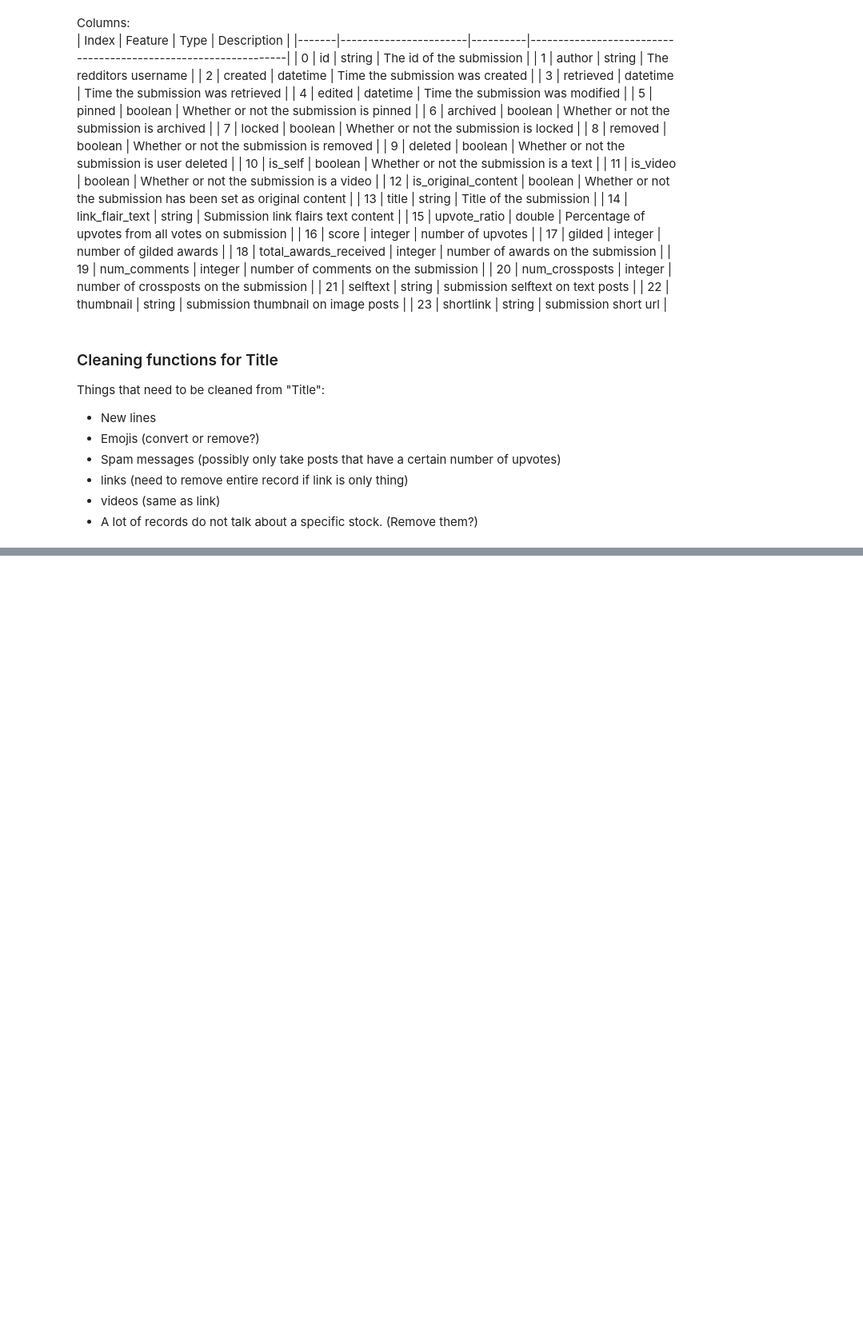
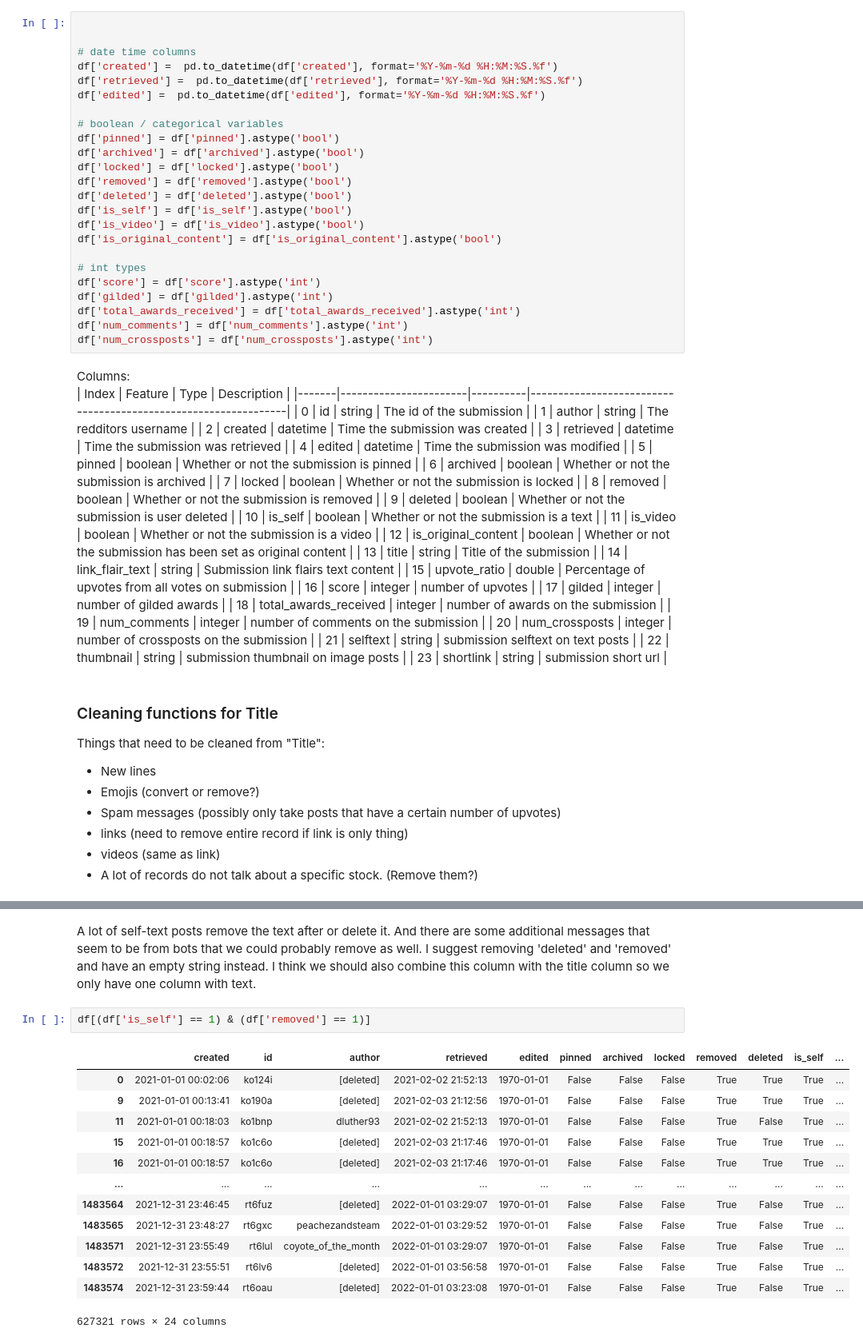
Before and after one commit to benfouch/finalDaScProj, a Jupyter notebook: cleaning.ipynb, the cells around one changed output, grey strips where cells are left out. Shown: that part at 80% size. Saved outputs shown, nothing was run; the diff lists cells and outputs as text; blank space fills up the shorter version.

```diff
--- a/cleaning.ipynb
+++ b/cleaning.ipynb
@@ -39,3 +67,27 @@ df.head(1)
+# %%
+
+
+# date time columns
+df['created'] =  pd.to_datetime(df['created'], format='%Y-%m-%d %H:%M:%S.%f')
+df['retrieved'] =  pd.to_datetime(df['retrieved'], format='%Y-%m-%d %H:%M:%S.%f')
+df['edited'] =  pd.to_datetime(df['edited'], format='%Y-%m-%d %H:%M:%S.%f')
+
+# boolean / categorical variables
+df['pinned'] = df['pinned'].astype('bool')
+df['archived'] = df['archived'].astype('bool')
+df['locked'] = df['locked'].astype('bool')
+df['removed'] = df['removed'].astype('bool')
+df['deleted'] = df['deleted'].astype('bool')
+df['is_self'] = df['is_self'].astype('bool')
+df['is_video'] = df['is_video'].astype('bool')
+df['is_original_content'] = df['is_original_content'].astype('bool')
+
+# int types
+df['score'] = df['score'].astype('int')
+df['gilded'] = df['gilded'].astype('int')
+df['total_awards_received'] = df['total_awards_received'].astype('int')
+df['num_comments'] = df['num_comments'].astype('int')
+df['num_crossposts'] = df['num_crossposts'].astype('int')
 # %% [markdown]
 Columns:
 | Index | Feature               | Type     | Description                                                    |
@@ -113,0 +187,18 @@ Columns that could maybe possibly be removed:
+# %% [markdown]
+A lot of self-text posts remove the text after or delete it. And there are some additional messages that seem to be from bots that we could probably remove as well. I suggest removing 'deleted' and 'removed' and have an empty string instead. I think we should also combine this column with the title column so we only have one column with text.
+# %%
+df[(df['is_self'] == 1) & (df['removed'] == 1)]
+# %% [output]
+|  | created | id | author | retrieved | edited | pinned | archived | locked | removed | deleted | is_self | ... |
+| 0 | 2021-01-01 00:02:06 | ko124i | [deleted] | 2021-02-02 21:52:13 | 1970-01-01 | False | False | False | True | True | True | ... |
+| 9 | 2021-01-01 00:13:41 | ko190a | [deleted] | 2021-02-03 21:12:56 | 1970-01-01 | False | False | False | True | True | True | ... |
+| 11 | 2021-01-01 00:18:03 | ko1bnp | dluther93 | 2021-02-02 21:52:13 | 1970-01-01 | False | False | False | True | False | True | ... |
+| 15 | 2021-01-01 00:18:57 | ko1c6o | [deleted] | 2021-02-03 21:17:46 | 1970-01-01 | False | False | False | True | True | True | ... |
+| 16 | 2021-01-01 00:18:57 | ko1c6o | [deleted] | 2021-02-03 21:17:46 | 1970-01-01 | False | False | False | True | True | True | ... |
+| ... | ... | ... | ... | ... | ... | ... | ... | ... | ... | ... | ... | ... |
+| 1483564 | 2021-12-31 23:46:45 | rt6fuz | [deleted] | 2022-01-01 03:29:07 | 1970-01-01 | False | False | False | True | False | True | ... |
+| 1483565 | 2021-12-31 23:48:27 | rt6gxc | peachezandsteam | 2022-01-01 03:29:52 | 1970-01-01 | False | False | False | True | False | True | ... |
+| 1483571 | 2021-12-31 23:55:49 | rt6lul | coyote_of_the_month | 2022-01-01 03:29:07 | 1970-01-01 | False | False | False | True | False | True | ... |
+| 1483572 | 2021-12-31 23:55:51 | rt6lv6 | [deleted] | 2022-01-01 03:56:58 | 1970-01-01 | False | False | False | True | False | True | ... |
+| 1483574 | 2021-12-31 23:59:44 | rt6oau | [deleted] | 2022-01-01 03:23:08 | 1970-01-01 | False | False | False | True | False | True | ... |
+627321 rows × 24 columns
```
Also changed, not shown: parts of 41 cells of this notebook, 5 other files.
